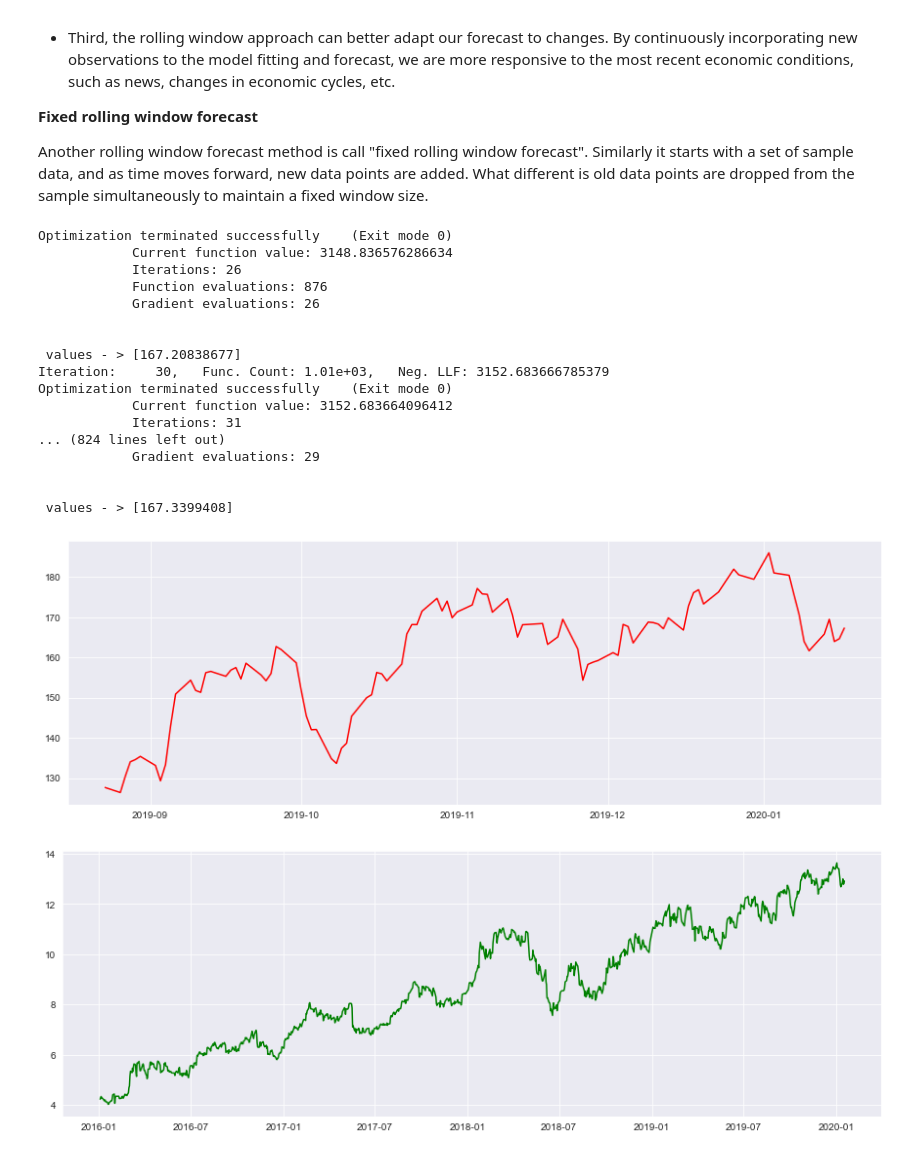
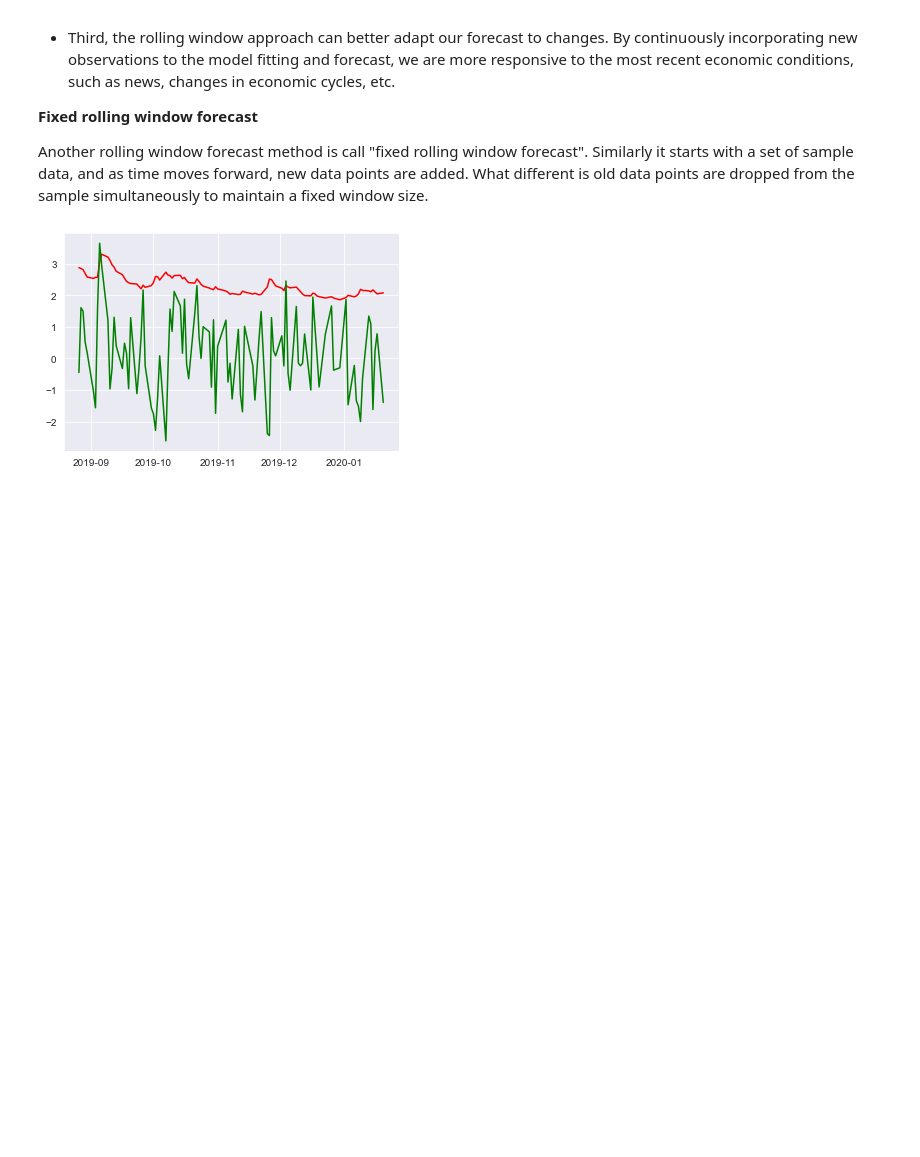
Before and after one commit to Stankevix/arch_models, a Jupyter notebook: arch_models.ipynb, the cells around one changed output. Saved outputs shown, nothing was run; the diff lists cells and outputs as text; code cells hidden in the pictures; blank space fills up the shorter version.

```diff
--- a/arch_models.ipynb
+++ b/arch_models.ipynb
@@ -198,11 +200,10 @@ def expanding_rw_forecast(model, df, start_loc,end_loc,n):
     for i in range(n):
         # Specify fixed rolling window size for model fitting
         v_result = model.fit(first_obs = start_loc,
-                                 last_obs = i + end_loc, update_freq = 30)
+                                 last_obs = i + end_loc, disp="off")
 
         # Conduct 1-period variance forecast and save the result
         temp_result = v_result.forecast(horizon = 1).variance
-        print("\n\n values - >", temp_result.values[-1, :])
         fcast = temp_result.iloc[i + end_loc]
         forecasts[fcast.name] = fcast
 
@@ -210,11 +211,8 @@ def expanding_rw_forecast(model, df, start_loc,end_loc,n):
     forecast_var = pd.DataFrame(forecasts).T
 
     # Plot the forecast variance
-    f, axes = plt.subplots(1, figsize=(15,5))
     plt.plot(forecast_var, color = 'red')
-    plt.show()
-    f, axes = plt.subplots(1, figsize=(15,5))
-    plt.plot(df, color = 'green')
+    plt.plot(df[end_loc:end_loc+n], color = 'green')
     plt.show()
 
     return forecast_var
@@ -257,10 +254,10 @@ def get_arx_model(name,y,exog, lags):
 
     return mod,res
 # %%
-def get_arch_model(df, p , q, mean, type_model, dist):
+def get_arch_model(df, p_,o_,q_, mean, type_model, dist):
 
     #split_date = dt.date(2021,5,1)
-    model = arch_model(df, p = p, q = q, mean = mean,vol=type_model,dist = dist)
+    model = arch_model(df, p = p_, o= o_, q = q_, mean = mean,vol=type_model,dist = dist)
 
     model_fit = model.fit(update_freq = 5)#last_obs=split_date
 
@@ -321,11 +334,11 @@ Rejeitamos a Hipotese Nula
 
 Volatility clustering is frequently observed in financial market data, and it poses a challenge for time series modeling.
 # %%
-itausa['return_data'] = itausa['last'].pct_change()
+itausa['return_data'] = 100 * itausa['last'].pct_change()
 itausa['volatility'] = itausa['return_data'].std()
 
 f, axes = plt.subplots(1, figsize=(15,5))
-plt.plot(itausa['return_data'], color = 'tomato', label = 'Daily last')
+plt.plot(itausa['return_data'], color = 'tomato', label = 'itausa Daily last')
 plt.legend(loc='upper right')
 plt.show()
 # %% [output]
@@ -360,10 +394,11 @@ year+month+open+max+min+Covid+return_data+volatility
 # %%
-p = 15
-q = 15
-mean = 'Zero' #'zero', 'AR', 'constant'
+p_ = 1
+o_ = 0
+q_ = 1
+mean = 'constant' #'zero', 'AR', 'constant'
 type_model = 'GARCH' #'GARCH','ARCH', 'EGARCH'
 dist = 't' #'t','skewt','normal'
 
 
-model_fit, model = get_arch_model(itausa_train['last'],p, q, mean,type_model,dist)
+model_fit, model = get_arch_model(itausa['return_data'].dropna(),p_,o_, q_, mean,type_model,dist)
 # %% [output]
@@ -496,29 +540,11 @@ Rolling window forecast is widely used because of the following motivations:
 
 Another rolling window forecast method is call "fixed rolling window forecast". Similarly it starts with a set of sample data, and as time moves forward, new data points are added. What different is old data points are dropped from the sample simultaneously to maintain a fixed window size.
 # %%
-start_loc = 0
+start_loc = 200
 end_loc = 900
 window = 100
 
-forecast_exprw = expanding_rw_forecast(model,itausa_train['last'],start_loc,end_loc,window)
+forecast_exprw = expanding_rw_forecast(model,itausa['return_data'].dropna(),start_loc,end_loc,window)
 # %% [output]
-Optimization terminated successfully    (Exit mode 0)
-            Current function value: 3148.836576286634
-            Iterations: 26
-            Function evaluations: 876
-            Gradient evaluations: 26
-
-
- values - > [167.20838677]
-Iteration:     30,   Func. Count: 1.01e+03,   Neg. LLF: 3152.683666785379
-Optimization terminated successfully    (Exit mode 0)
-            Current function value: 3152.683664096412
-            Iterations: 31
-... (824 lines left out)
-            Gradient evaluations: 29
-
-
- values - > [167.3399408]
-[figure, old version]
+[figure, new version]
-[figure, removed]
 # %%
```
Also changed, not shown: parts of 28 cells of this notebook.
